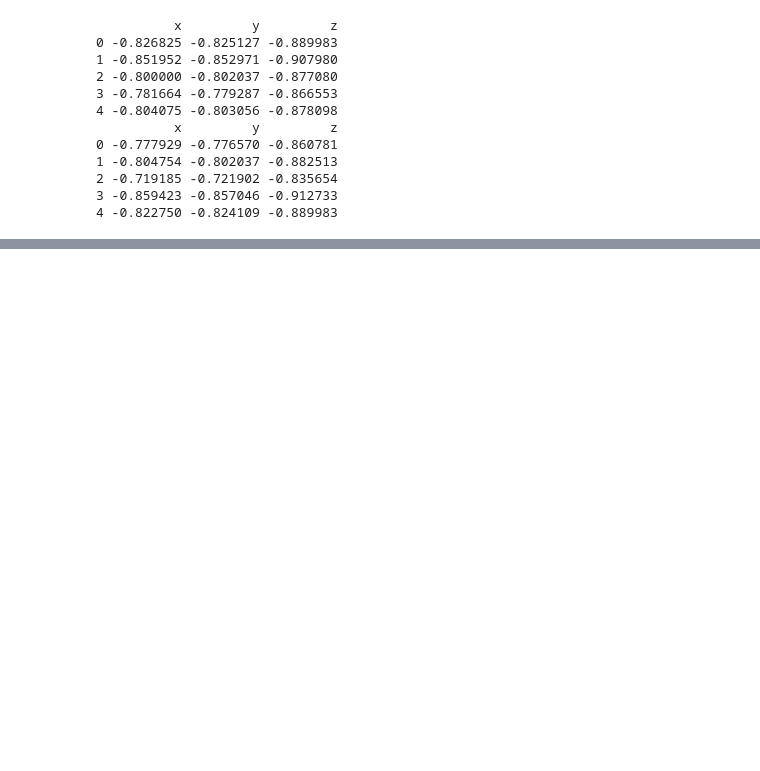
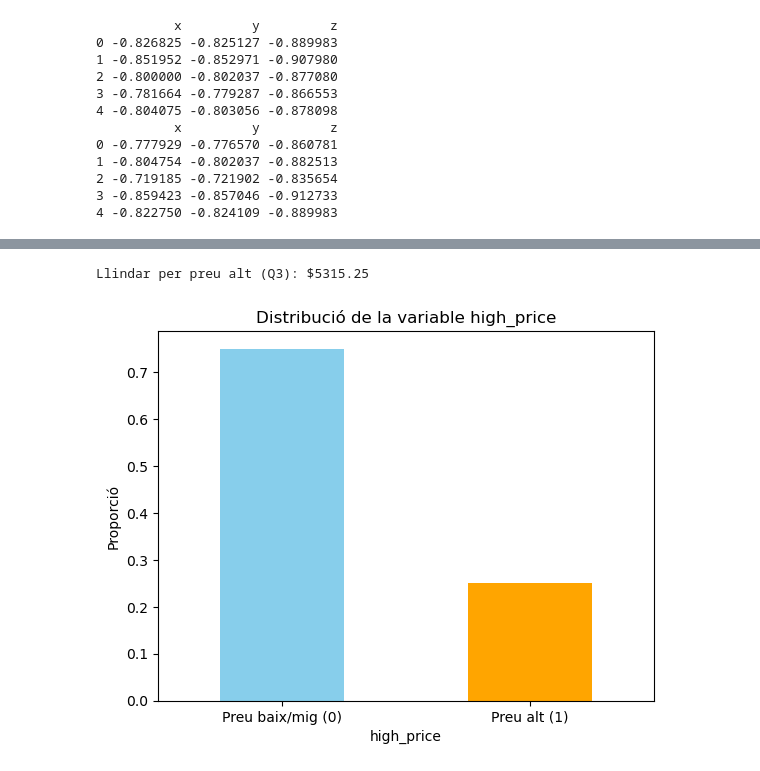
Before and after one commit to Douuniia22/AAMD_P1, a Jupyter notebook: practica.ipynb, the cells around one changed output, grey strips where cells are left out. Saved outputs shown, nothing was run; the diff lists cells and outputs as text; code cells hidden in the pictures; blank space fills up the shorter version.

```diff
--- a/practica.ipynb
+++ b/practica.ipynb
@@ -216,21 +226,20 @@ scaler_params.to_csv('standardization_parameters.csv')
 # %%
-# Trobar el mínim i màxim de les tres columnes conjuntament
-min_vals = df_train[['x', 'y', 'z']].min().min()  # mínim global
-max_vals = df_train[['x', 'y', 'z']].max().max()  # màxim global
+# Trobar el mínim i màxim global de les tres columnes x, y, z
+min_vals_xyz = df_train[['x', 'y', 'z']].min().min()
+max_vals_xyz = df_train[['x', 'y', 'z']].max().max()
 
-# Aplicar l'escalat a les tres columnes conjuntament
-df_train[['x', 'y', 'z']] = df_train[['x', 'y', 'z']].apply(
-    lambda col: 2 * (col - min_vals) / (max_vals - min_vals) - 1
-)
+# Funció d'escalat a [-1, 1]
+scale_to_minus1_1 = lambda col: 2 * (col - min_vals_xyz) / (max_vals_xyz - min_vals_xyz) - 1
 
-# Aplicar al conjunt de test amb el mateix mínim i màxim
-df_test[['x', 'y', 'z']] = df_test[['x', 'y', 'z']].apply(
-    lambda col: 2 * (col - min_vals) / (max_vals - min_vals) - 1
-)
+# Aplicar al train i guardar en nova variable
+df_train_scaled_xyz = df_train[['x', 'y', 'z']].apply(scale_to_minus1_1)
 
-# Comprovar els resultats
-print(df_train[['x', 'y', 'z']].head())
-print(df_test[['x', 'y', 'z']].head())
+# Aplicar al test amb els mateixos paràmetres
+df_test_scaled_xyz = df_test[['x', 'y', 'z']].apply(scale_to_minus1_1)
+
+# Mostrar resultats
+print(df_train_scaled_xyz.head())
+print(df_test_scaled_xyz.head())
 # %% [output]
           x         y         z
 0 -0.826825 -0.825127 -0.889983
@@ -273,0 +299,18 @@ df_test.to_csv('diamonds-test-preprocessed.csv', index=False)
+# %%
+
+# Calculem el llindar de preu alt com el percentil 75
+q3_price = df_train['price'].quantile(0.75)
+print(f"Llindar per preu alt (Q3): ${q3_price:.2f}")
+
+# Creem la nova variable binària
+df_train['high_price'] = (df_train['price'] >= q3_price).astype(int)
+
+# Distribució de la nova classe
+df_train['high_price'].value_counts(normalize=True).plot(kind='bar', color=['skyblue', 'orange'])
+plt.xticks([0, 1], ['Preu baix/mig (0)', 'Preu alt (1)'], rotation=0)
+plt.title("Distribució de la variable high_price")
+plt.ylabel("Proporció")
+plt.show()
+# %% [output]
+Llindar per preu alt (Q3): $5315.25
+[figure, added]
```
Also changed, not shown: parts of 2 cells of this notebook, 3 other files.
